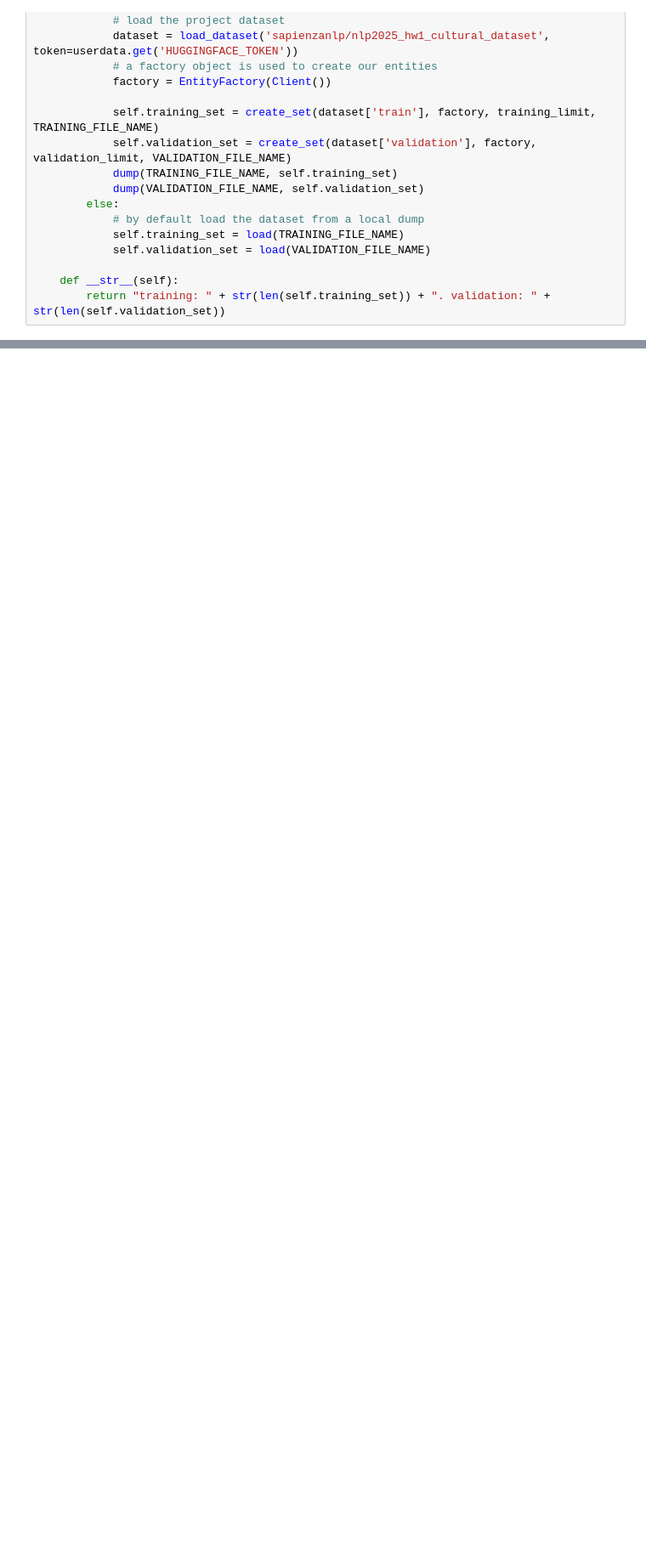
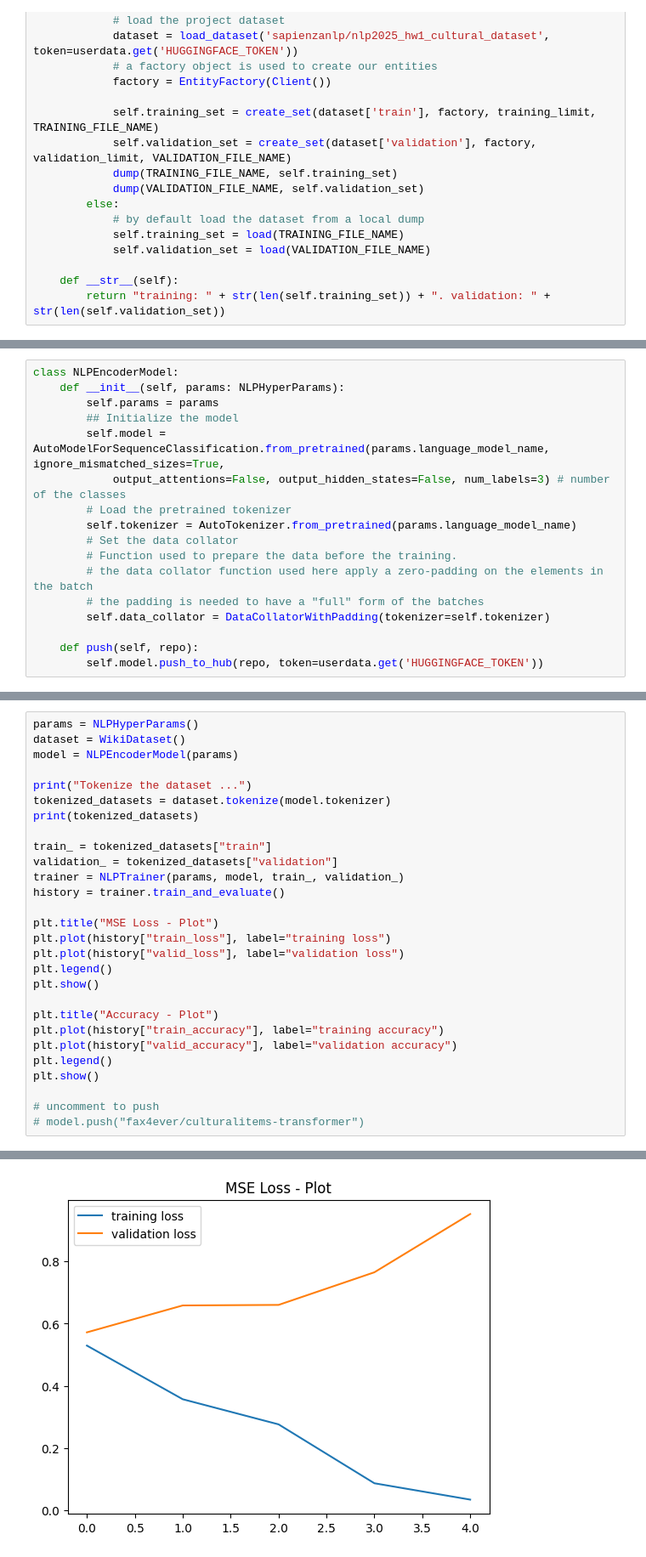
Before and after one commit to fax4ever/nlp-projects, a Jupyter notebook: colabs/NLP_yes_transformer_training.ipynb, the cells around one changed output, grey strips where cells are left out. Shown at 85% size. Cells and saved outputs as stored; diff of their text form; blank space fills up the shorter version.

```diff
--- a/colabs/NLP_yes_transformer_training.ipynb
+++ b/colabs/NLP_yes_transformer_training.ipynb
@@ -147,0 +305,17 @@ nlp_dataset = NLPDataset()
+# %%
+class NLPEncoderModel:
+    def __init__(self, params: NLPHyperParams):
+        self.params = params
+        ## Initialize the model
+        self.model = AutoModelForSequenceClassification.from_pretrained(params.language_model_name, ignore_mismatched_sizes=True,
+            output_attentions=False, output_hidden_states=False, num_labels=3) # number of the classes
+        # Load the pretrained tokenizer
+        self.tokenizer = AutoTokenizer.from_pretrained(params.language_model_name)
+        # Set the data collator
+        # Function used to prepare the data before the training.
+        # the data collator function used here apply a zero-padding on the elements in the batch
+        # the padding is needed to have a "full" form of the batches
+        self.data_collator = DataCollatorWithPadding(tokenizer=self.tokenizer)
+
+    def push(self, repo):
+        self.model.push_to_hub(repo, token=userdata.get('HUGGINGFACE_TOKEN'))
@@ -147,0 +376,29 @@ nlp_dataset = NLPDataset()
+# %%
+params = NLPHyperParams()
+dataset = WikiDataset()
+model = NLPEncoderModel(params)
+
+print("Tokenize the dataset ...")
+tokenized_datasets = dataset.tokenize(model.tokenizer)
+print(tokenized_datasets)
+
+train_ = tokenized_datasets["train"]
+validation_ = tokenized_datasets["validation"]
+trainer = NLPTrainer(params, model, train_, validation_)
+history = trainer.train_and_evaluate()
+
+plt.title("MSE Loss - Plot")
+plt.plot(history["train_loss"], label="training loss")
+plt.plot(history["valid_loss"], label="validation loss")
+plt.legend()
+plt.show()
+
+plt.title("Accuracy - Plot")
+plt.plot(history["train_accuracy"], label="training accuracy")
+plt.plot(history["valid_accuracy"], label="validation accuracy")
+plt.legend()
+plt.show()
+
+# uncomment to push
+# model.push("fax4ever/culturalitems-transformer")
+# %% [output]
@@ -147,0 +431 @@ nlp_dataset = NLPDataset()
+[figure, added]
```
Also changed, not shown: parts of 8 cells of this notebook, 5 other files.
